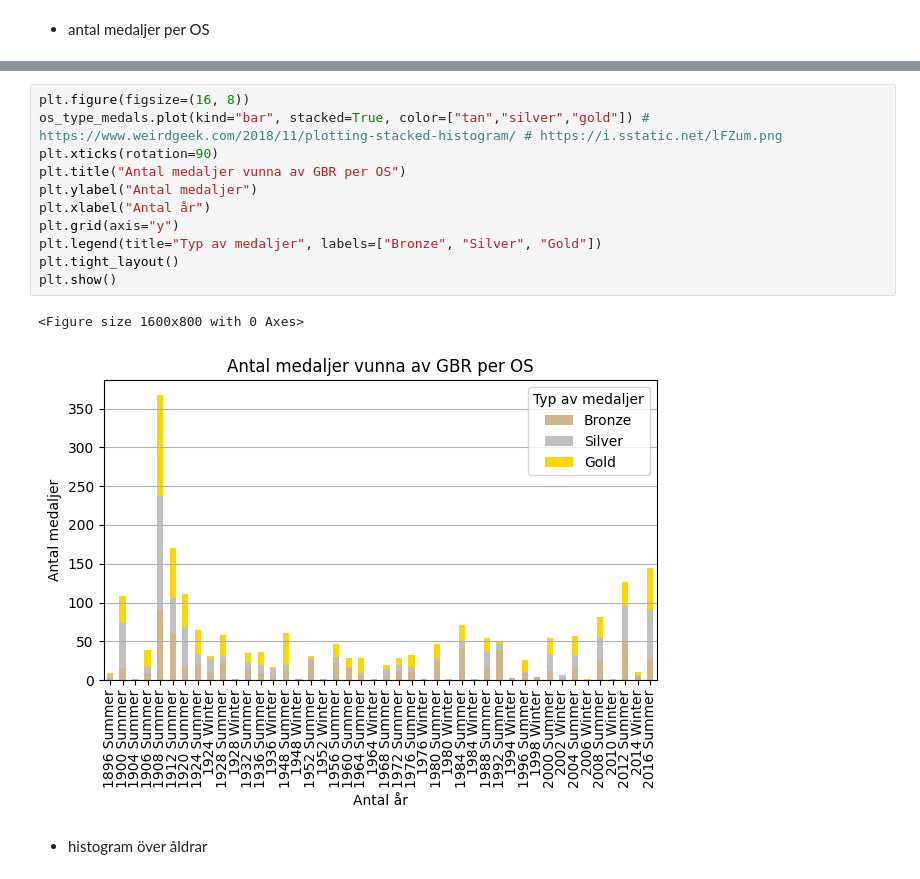
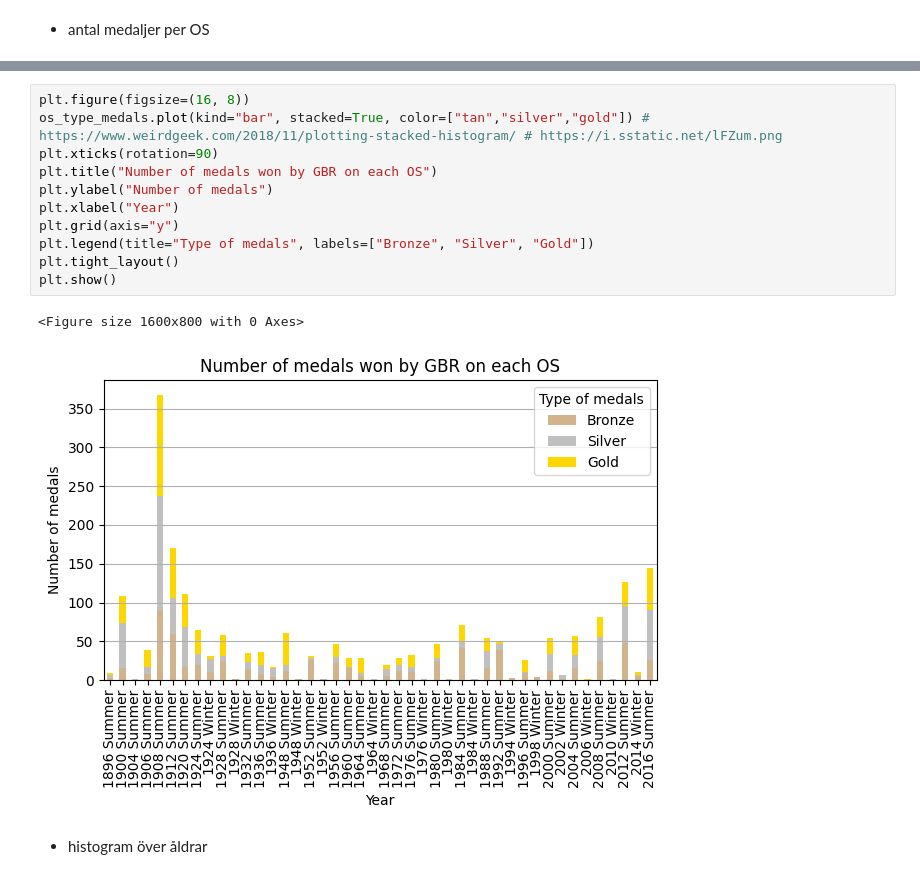
Before and after one commit to AptiDz/projekt_os, a Jupyter notebook: Uppgift_1.ipynb, the cells around one changed output, grey strips where cells are left out. Cells and saved outputs as stored; diff of their text form.

```diff
--- a/Uppgift_1.ipynb
+++ b/Uppgift_1.ipynb
@@ -133,17 +103,17 @@ os_type_medals
 # %%
 plt.figure(figsize=(16, 8))
 os_type_medals.plot(kind="bar", stacked=True, color=["tan","silver","gold"]) # https://www.weirdgeek.com/2018/11/plotting-stacked-histogram/ # https://i.sstatic.net/lFZum.png
 plt.xticks(rotation=90)
-plt.title("Antal medaljer vunna av GBR per OS")
-plt.ylabel("Antal medaljer")
-plt.xlabel("Antal år")
+plt.title("Number of medals won by GBR on each OS")
+plt.ylabel("Number of medals")
+plt.xlabel("Year")
 plt.grid(axis="y")
-plt.legend(title="Typ av medaljer", labels=["Bronze", "Silver", "Gold"])
+plt.legend(title="Type of medals", labels=["Bronze", "Silver", "Gold"])
 plt.tight_layout()
 plt.show()
 # %% [output]
 <Figure size 1600x800 with 0 Axes>
-[figure, old version]
+[figure, new version]
 # %% [markdown]
 - histogram över åldrar
 # %%
```
Also changed, not shown: parts of 6 cells of this notebook.
